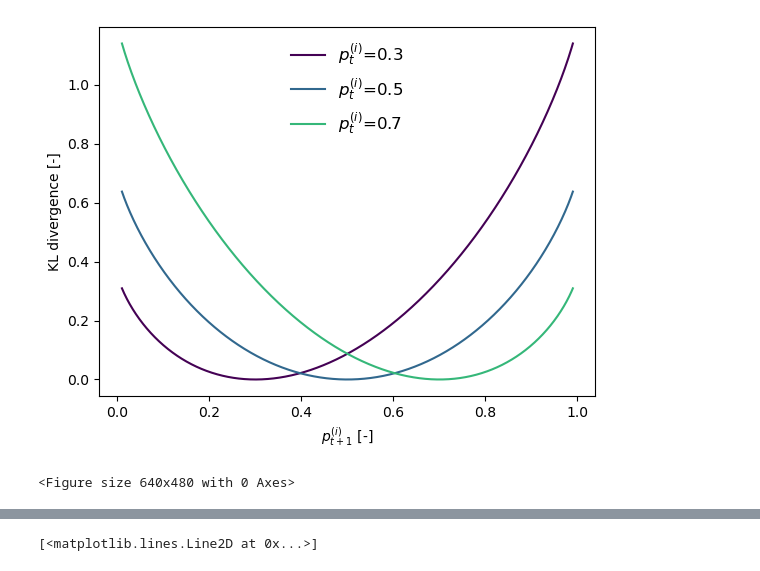
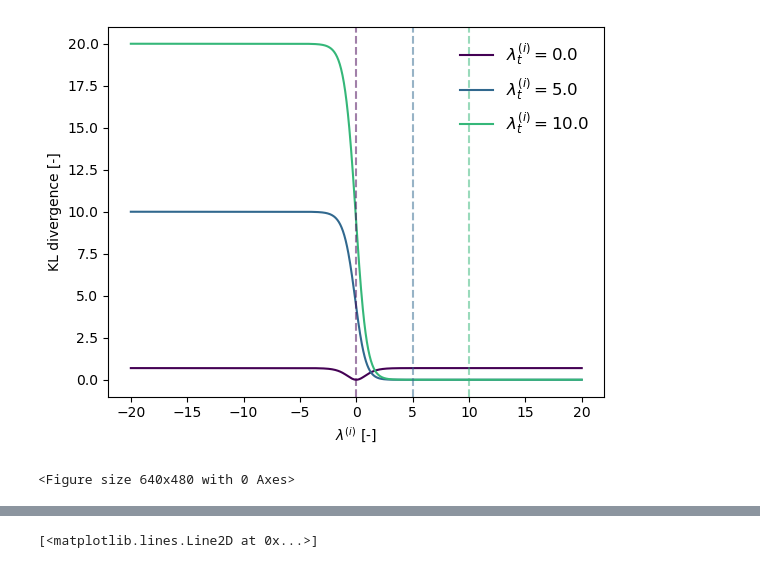
Before and after one commit to kellian-cottart/binarized-neural-networks, a Jupyter notebook: paper-figures.ipynb, the cells around one changed output, grey strips where cells are left out. Saved outputs shown, nothing was run; the diff lists cells and outputs as text; code cells hidden in the pictures.

```diff
--- a/paper-figures.ipynb
+++ b/paper-figures.ipynb
@@ -3,26 +3,3 @@ from utils.visual import *
 import torch
 import matplotlib.pyplot as plt
 import os
-# %%
-data = [
-    "./saved_deep_models/2024-06-18-17h46:19-BHUparallel-BS128-512-PermutedMNIST-signelephant-v1/params-network-0/accuracy.pt",
-    "./saved_deep_models/2024-06-18-15h37:48-BHUparallel-BS128-512-512-PermutedMNIST-signelephant-v1/params-network-0/accuracy.pt"
-]
-
-means = []
-stds = []
-for d in data:
-    accuracy = [torch.load(d)]
-    mean, std = get_mean_std_accuracies(accuracy, t_start=1, t_end=10)
-    means.append(mean)
-    stds.append(std)
-fig, ax = plt.subplots()
-
-
-palette = plt.get_cmap('viridis', len(means)+1)
-for i, (mean, std) in enumerate(zip(means, stds)):
-    ax.plot(mean, zorder=3, marker='o', color=palette(i), label="BNN" if i == 0 else "DNN")
-    ax.fill_between(range(len(mean)), mean-std, mean+std, alpha=0.3)
-
-plt.legend()
-plt.show()
@@ -31,23 +48,25 @@ plt.show()
 # %%
-p2 = torch.tensor([0.3, 0.5, 0.7])
-p1 = torch.linspace(0.01, 0.99, 1000)
+lambda_t = torch.tensor([0, 5, 10])
+lambda_ = torch.linspace(-20, 20, 1000)
 
 # KL divergence
-kl = lambda x: torch.log(1-p1) - torch.log(1-x) + p1 * torch.log(p1*(1-x)/(x*(1-p1)))
-cm = plt.get_cmap('viridis', len(p2)+1)
+kl = lambda lambda_, lambda_t: torch.tanh(lambda_)*(lambda_-lambda_t) + 1/2 * torch.log(torch.cosh(lambda_t)**2 / torch.cosh(lambda_)**2)
+cm = plt.get_cmap('viridis', len(lambda_t)+1)
 # plot
-for i, p in enumerate(p2):
-    plt.plot(p1, kl(p).detach().numpy(), label=r'$p_{t}^{(i)}$'+ f'={p:.1f}', color=cm(i))
-plt.xlabel('$p_{t+1}^{(i)}$ [-]')
+for i, lbd_t in enumerate(lambda_t):
+    plt.plot(lambda_, kl(lambda_, lbd_t).detach().numpy(), label=r'$\lambda^{(i)}_t' + f'={lbd_t:.1f}$', color=cm(i))
+plt.xlabel(r'$\lambda^{(i)}$ [-]')
 plt.ylabel('KL divergence [-]')
+for i, lbd_t in enumerate(lambda_t):
+    plt.axvline(lbd_t, linestyle='--', alpha=0.5, color=cm(i))
 plt.legend(frameon=False, fontsize=12)
 plt.show()
 # save as pdf and svg
 os.makedirs('paper', exist_ok=True)
 plt.savefig('paper/kl_divergence.pdf', bbox_inches='tight')
 plt.savefig('paper/kl_divergence.svg')
 # %% [output]
-[figure, old version]
+[figure, new version]
 <Figure size 640x480 with 0 Axes>
 # %%
  # plot 1/cosh²(x)
```
Also changed, not shown: parts of 4 cells of this notebook, 28 other files.
